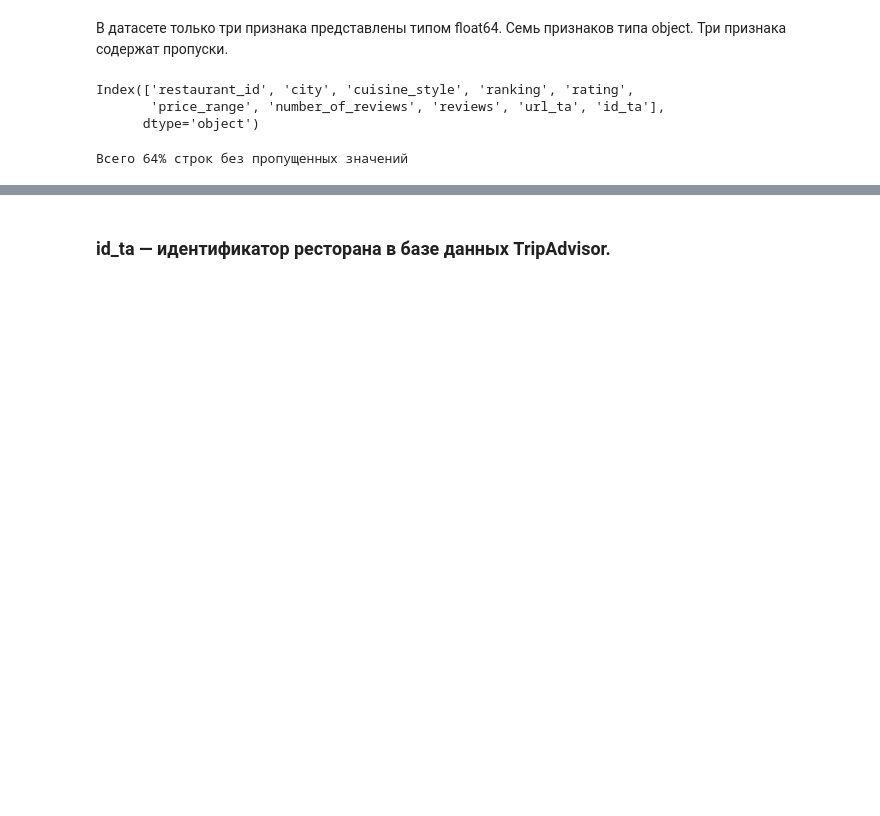
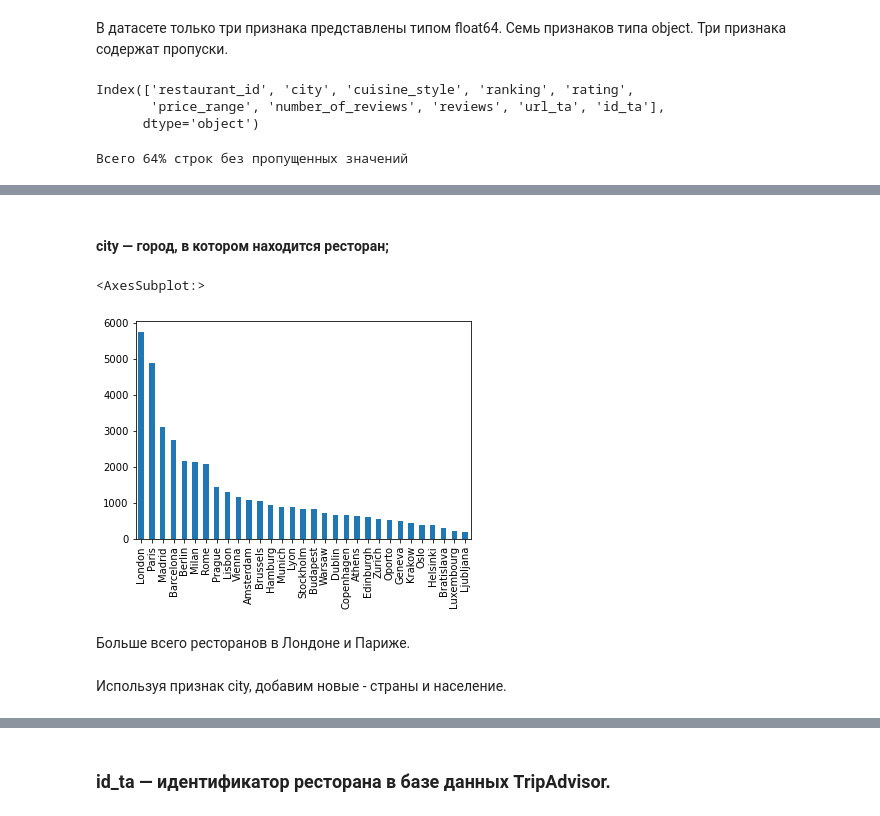
Before and after one commit to belichenkoas/skillfactory-dstpro, a Jupyter notebook: module_3/restorans.ipynb, the cells around one changed output, grey strips where cells are left out. Drawn from its saved outputs; the diff is of its cells as text; code cells hidden in the pictures; blank space fills up the shorter version.

```diff
--- a/module_3/restorans.ipynb
+++ b/module_3/restorans.ipynb
@@ -169,0 +117,11 @@ len(raw_data)
+# %% [markdown]
+#### city — город, в котором находится ресторан;
+# %%
+df.city.value_counts().plot.bar()
+# %% [output]
+<AxesSubplot:>
+[figure, added]
+# %% [markdown]
+Больше всего ресторанов в Лондоне и Париже.
+# %% [markdown]
+Используя признак сity, добавим новые - страны и население.
```
Also changed, not shown: parts of 272 cells of this notebook, 4 other files.
